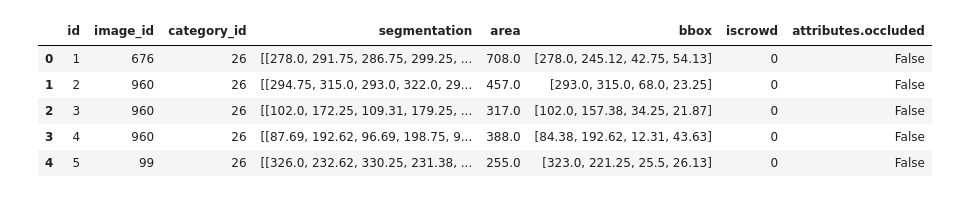
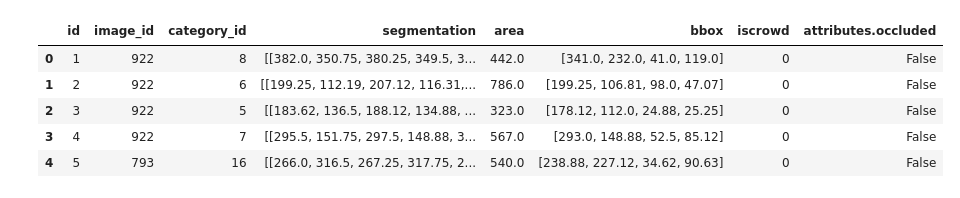
Before and after one commit to davidsolow/angiographer, a Jupyter notebook: eda.ipynb, the cells around one changed output. Cells and saved outputs as stored; diff of their text form; code cells hidden in the pictures.

```diff
--- a/eda.ipynb
+++ b/eda.ipynb
@@ -5,18 +9,20 @@ import pandas as pd
 # %%
+# Load Syntax data
 with open('data/syntax/train/annotations/train.json') as f:
-    syntax_train_data = json.load(f)
+     syntax_train = pd.json_normalize(json.load(f), 'annotations')
 
 with open('data/syntax/val/annotations/val.json') as f:
-    syntax_val_data = json.load(f)
+     syntax_val = pd.json_normalize(json.load(f), 'annotations')
 
 with open('data/syntax/test/annotations/test.json') as f:
-    syntax_test_data = json.load(f)
+     syntax_test = pd.json_normalize(json.load(f), 'annotations')
 
-syntax_train = pd.json_normalize(syntax_train_data, 'annotations')
-categories = pd.json_normalize(syntax_train_data, 'categories')
-syntax_val = pd.json_normalize(syntax_val_data, 'annotations')
-syntax_test = pd.json_normalize(syntax_test_data, 'annotations')
-
-
-syntax_train = pd.concat([syntax_train, syntax_val],
-                         axis=0).reset_index(drop=True)
+# Preview Syntax data
+syntax_train.head()
+# %% [output]
+|  | id | image_id | category_id | segmentation | area | bbox | iscrowd | attributes.occluded |
+| 0 | 1 | 922 | 8 | [[382.0, 350.75, 380.25, 349.5, 3... | 442.0 | [341.0, 232.0, 41.0, 119.0] | 0 | False |
+| 1 | 2 | 922 | 6 | [[199.25, 112.19, 207.12, 116.31,... | 786.0 | [199.25, 106.81, 98.0, 47.07] | 0 | False |
+| 2 | 3 | 922 | 5 | [[183.62, 136.5, 188.12, 134.88, ... | 323.0 | [178.12, 112.0, 24.88, 25.25] | 0 | False |
+| 3 | 4 | 922 | 7 | [[295.5, 151.75, 297.5, 148.88, 3... | 567.0 | [293.0, 148.88, 52.5, 85.12] | 0 | False |
+| 4 | 5 | 793 | 16 | [[266.0, 316.5, 267.25, 317.75, 2... | 540.0 | [238.88, 227.12, 34.62, 90.63] | 0 | False |
@@ -25,13 +28,0 @@ syntax_train.head()
-# %%
-with open('data/stenosis/train/annotations/train.json') as f:
-    stenosis_train = json.load(f)
-
-stenosis_train = pd.json_normalize(stenosis_train, 'annotations')
-stenosis_train.head()
-# %% [output]
-|  | id | image_id | category_id | segmentation | area | bbox | iscrowd | attributes.occluded |
-| 0 | 1 | 676 | 26 | [[278.0, 291.75, 286.75, 299.25, ... | 708.0 | [278.0, 245.12, 42.75, 54.13] | 0 | False |
-| 1 | 2 | 960 | 26 | [[294.75, 315.0, 293.0, 322.0, 29... | 457.0 | [293.0, 315.0, 68.0, 23.25] | 0 | False |
-| 2 | 3 | 960 | 26 | [[102.0, 172.25, 109.31, 179.25, ... | 317.0 | [102.0, 157.38, 34.25, 21.87] | 0 | False |
-| 3 | 4 | 960 | 26 | [[87.69, 192.62, 96.69, 198.75, 9... | 388.0 | [84.38, 192.62, 12.31, 43.63] | 0 | False |
-| 4 | 5 | 99 | 26 | [[326.0, 232.62, 330.25, 231.38, ... | 255.0 | [323.0, 221.25, 25.5, 26.13] | 0 | False |
```
Also changed, not shown: parts of 9 cells of this notebook, 1 other file.
